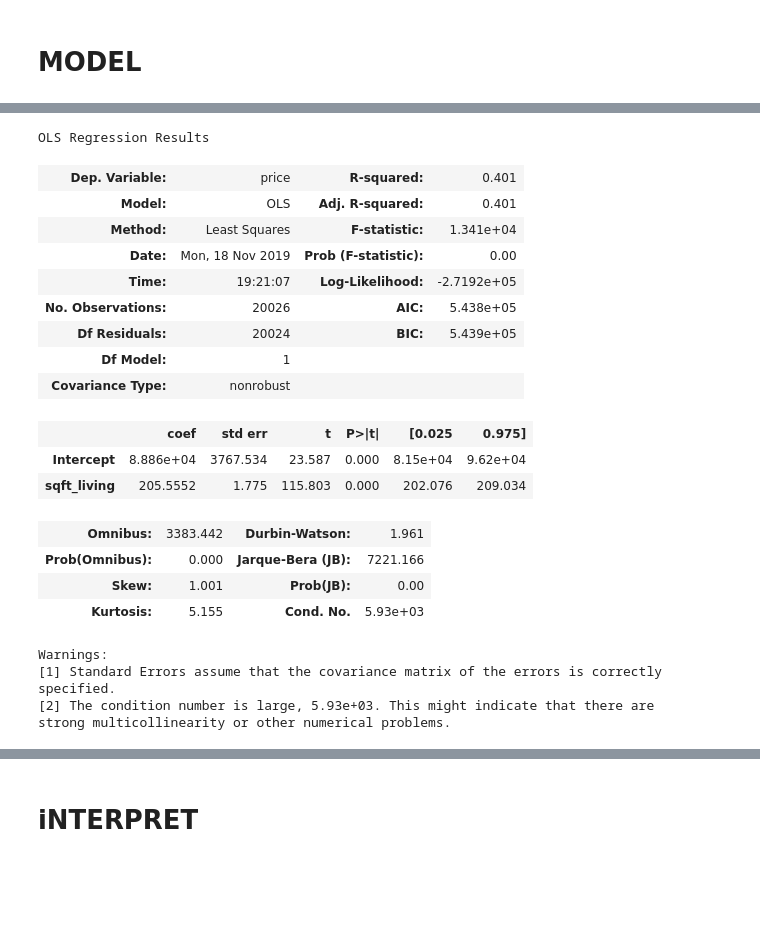
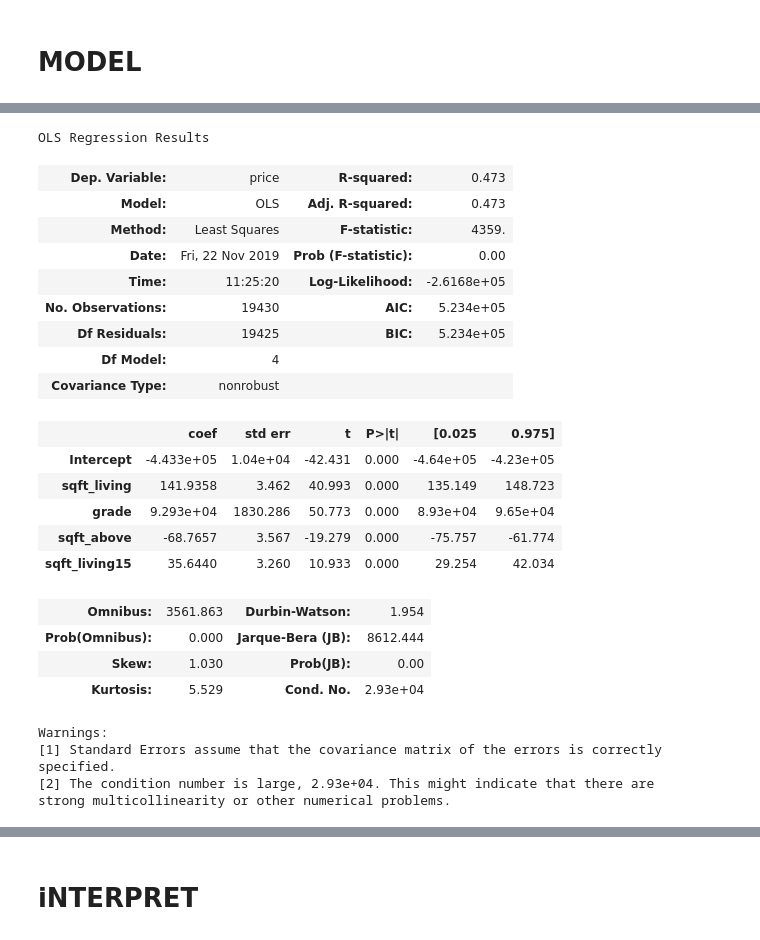
Before and after one commit to CoachCooz/fsds_pt_100719_cohort_notes, a Jupyter notebook: Mod 1 Project/study_group_starter_nb.ipynb, the cells around one changed output, grey strips where cells are left out. Saved outputs shown, nothing was run; the diff lists cells and outputs as text; code cells hidden in the pictures; blank space fills up the shorter version.

```diff
--- a/Mod 1 Project/study_group_starter_nb.ipynb
+++ b/Mod 1 Project/study_group_starter_nb.ipynb
@@ -338,5 +305,0 @@ df['waterfront'].isna().sum()
-# %%
-df['view'].describe()
-df['view'].value_counts()
-new_df = df.drop(['view'],axis=1,inplace=True)
-#Why is it still under oringinal df variable?
@@ -788,25 +986,31 @@ f = 'price~sqft_living'
+# %%
+f = 'price~sqft_living+grade+sqft_above+sqft_living15'
 # %%
-model = ols(formula=f, data=df).fit()
+#Initial model - only removed outliers
+model = ols(formula=f, data=new_df).fit()
 model.summary()
 # %% [output]
 OLS Regression Results
-| Dep. Variable: | price | R-squared: | 0.401 |
-| Model: | OLS | Adj. R-squared: | 0.401 |
-| Method: | Least Squares | F-statistic: | 1.341e+04 |
-| Date: | Mon, 18 Nov 2019 | Prob (F-statistic): | 0.00 |
-| Time: | 19:21:07 | Log-Likelihood: | -2.7192e+05 |
-| No. Observations: | 20026 | AIC: | 5.438e+05 |
-| Df Residuals: | 20024 | BIC: | 5.439e+05 |
-| Df Model: | 1 |  |  |
+| Dep. Variable: | price | R-squared: | 0.473 |
+| Model: | OLS | Adj. R-squared: | 0.473 |
+| Method: | Least Squares | F-statistic: | 4359. |
+| Date: | Fri, 22 Nov 2019 | Prob (F-statistic): | 0.00 |
+| Time: | 11:25:20 | Log-Likelihood: | -2.6168e+05 |
+| No. Observations: | 19430 | AIC: | 5.234e+05 |
+| Df Residuals: | 19425 | BIC: | 5.234e+05 |
+| Df Model: | 4 |  |  |
 | Covariance Type: | nonrobust |  |  |
 |  | coef | std err | t | P>|t| | [0.025 | 0.975] |
-| Intercept | 8.886e+04 | 3767.534 | 23.587 | 0.000 | 8.15e+04 | 9.62e+04 |
-| sqft_living | 205.5552 | 1.775 | 115.803 | 0.000 | 202.076 | 209.034 |
+| Intercept | -4.433e+05 | 1.04e+04 | -42.431 | 0.000 | -4.64e+05 | -4.23e+05 |
+| sqft_living | 141.9358 | 3.462 | 40.993 | 0.000 | 135.149 | 148.723 |
+| grade | 9.293e+04 | 1830.286 | 50.773 | 0.000 | 8.93e+04 | 9.65e+04 |
+| sqft_above | -68.7657 | 3.567 | -19.279 | 0.000 | -75.757 | -61.774 |
+| sqft_living15 | 35.6440 | 3.260 | 10.933 | 0.000 | 29.254 | 42.034 |
-| Omnibus: | 3383.442 | Durbin-Watson: | 1.961 |
-| Prob(Omnibus): | 0.000 | Jarque-Bera (JB): | 7221.166 |
-| Skew: | 1.001 | Prob(JB): | 0.00 |
-| Kurtosis: | 5.155 | Cond. No. | 5.93e+03 |
+| Omnibus: | 3561.863 | Durbin-Watson: | 1.954 |
+| Prob(Omnibus): | 0.000 | Jarque-Bera (JB): | 8612.444 |
+| Skew: | 1.030 | Prob(JB): | 0.00 |
+| Kurtosis: | 5.529 | Cond. No. | 2.93e+04 |
 Warnings:
 [1] Standard Errors assume that the covariance matrix of the errors is correctly specified.
-[2] The condition number is large, 5.93e+03. This might indicate that there are
+[2] The condition number is large, 2.93e+04. This might indicate that there are
 strong multicollinearity or other numerical problems.
```
Also changed, not shown: parts of 137 cells of this notebook.
